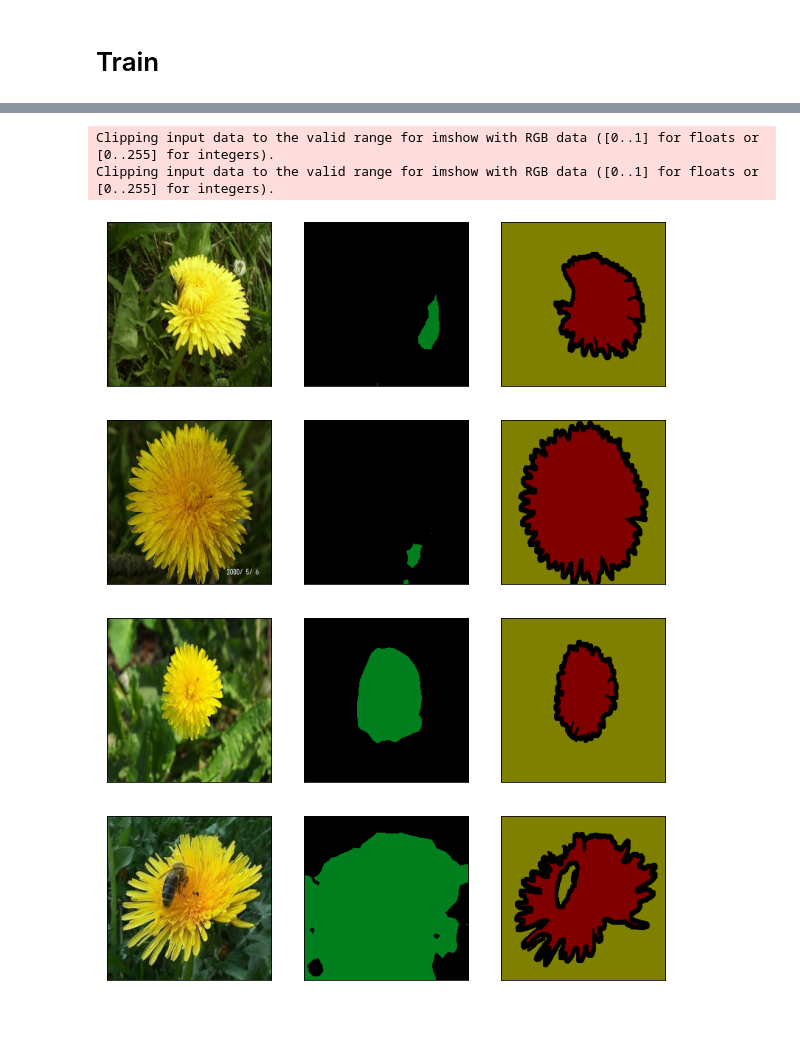
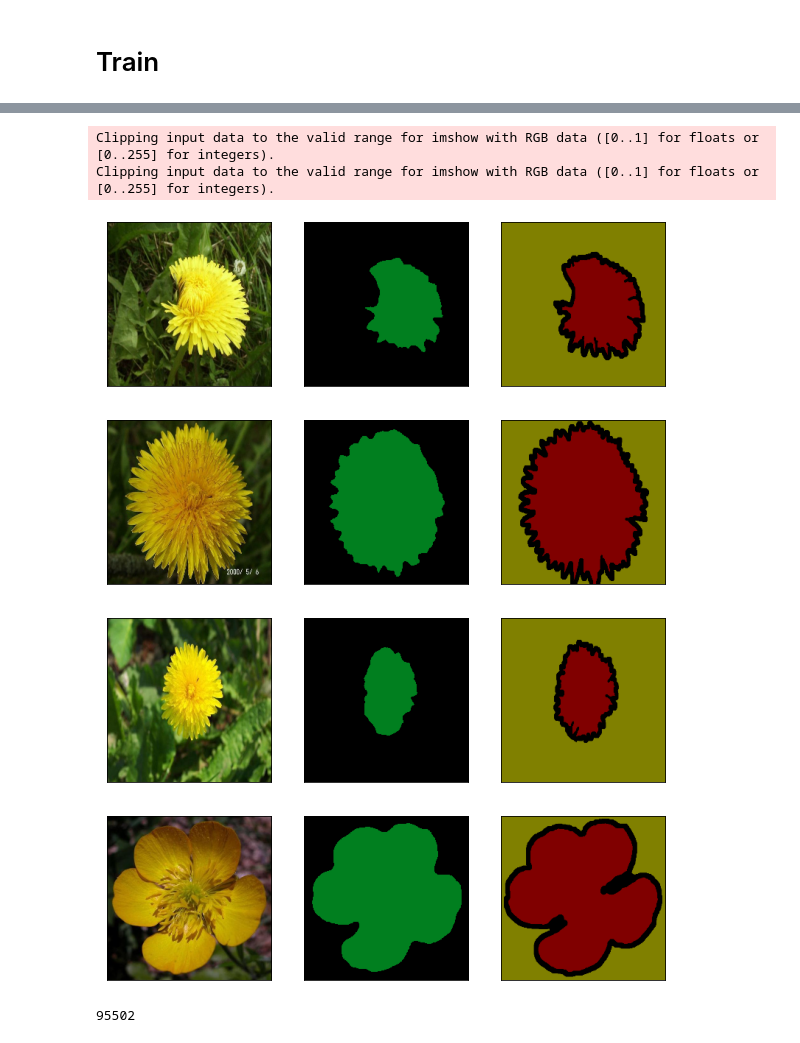
Before and after one commit to masihsultani/SemanticSegmentation, a Jupyter notebook: SemanticSegmentation.ipynb, the cells around one changed output, grey strips where cells are left out. Cells and saved outputs as stored; diff of their text form; code cells hidden in the pictures.

Commit message:
model change

```diff
--- a/SemanticSegmentation.ipynb
+++ b/SemanticSegmentation.ipynb
@@ -217,7 +292,7 @@ def run_validation_step(args, epoch, model, loader, plotpath=None):
                 images = images.cuda()
                 binary_masks = binary_masks.cuda()
             output = model(images.float())
-            pred_seg_masks = output["out"]
+            pred_seg_masks = output
 
             output_predictions = pred_seg_masks[0].argmax(0)
             loss = compute_loss(pred_seg_masks, binary_masks)
@@ -354,26 +423,24 @@ def train(args, model):
 # %%
 class AttrDict(dict):
     def __init__(self, *args, **kwargs):
-        super().__init__(*args, **kwargs)
+        super(AttrDict, self).__init__(*args, **kwargs)
         self.__dict__ = self
-
 args = AttrDict()
 
-args_dict = {
+my_model_dict = {
               'gpu':True,
-              'checkpoint_name':"finetune-segmentation",
+              'checkpoint_name':"unet-segmentation",
               'learn_rate':0.05,
-              'train_batch_size':128,
-              'val_batch_size': 256,
-              'epochs':15 ,
+              'train_batch_size':64,
+              'val_batch_size': 128,
+              'epochs':100 ,
               'seed':0,
               'plot':True,
-              'experiment_name': 'finetune-segmentation',
+              'experiment_name': 'unet-segmentation',
 }
-args.update(args_dict)
-
-#Truncate the last layer and replace it with the new one.
-#To avoid `CUDA out of memory` error, you might find it useful (sometimes required)
-#   to set the `requires_grad`=False for some layers
-
-# Around 2 lines of code
+args.update(my_model_dict)
+unet_model = UNet(3, num_filters=64)
+print(count_parameters(unet_model))
+torch.cuda.empty_cache
+torch.cuda.caching_allocator_delete
+train(args, unet_model)
@@ -380,13 +478,0 @@ args.update(args_dict)
-# %%
-# model.classifier = nn.Sequential(model.classifier, nn.ReLU(), nn.Conv2d(21,2,(1,1),(1,1)),)
-for name, param in model.named_parameters():
-  if "classifier.4" in name:
-    continue
-  else:
-    param.requires_grad = False
-
-
-# Clear the cache in GPU
-torch.cuda.empty_cache
-torch.cuda.caching_allocator_delete
-train(args, model)
@@ -408,9 +479,17 @@ Clipping input data to the valid range for imshow with RGB data ([0..1] for floa
 # %%
-plot_prediction(args, model, is_train=False, index_list=[0, 1, 2, 3])
+plot_prediction(args, unet_model, is_train=False, index_list=[0, 1, 2, 7])
 # %% [output]
 Clipping input data to the valid range for imshow with RGB data ([0..1] for floats or [0..255] for integers).
 Clipping input data to the valid range for imshow with RGB data ([0..1] for floats or [0..255] for integers).
-[figure, old version]
+[figure, new version]
-[figure, old version]
+[figure, new version]
-[figure, old version]
+[figure, new version]
-[figure, old version]
+[figure, new version]
+# %%
+
+def count_parameters(model):
+  return sum(p.numel() for p in model.parameters() if p.requires_grad)
+
+count_parameters(unet_model)
+# %% [output]
+95502
```
Also changed, not shown: parts of 8 cells of this notebook, 1 other file.
